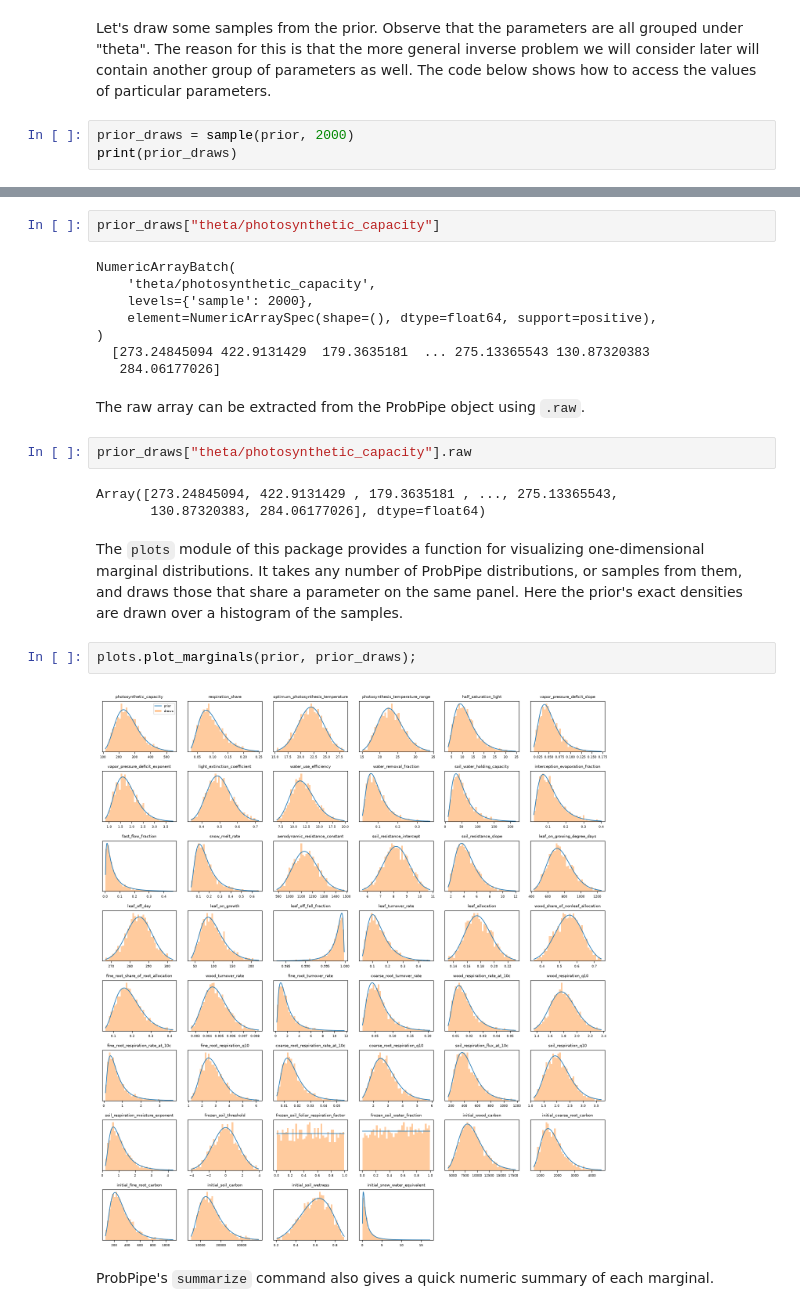
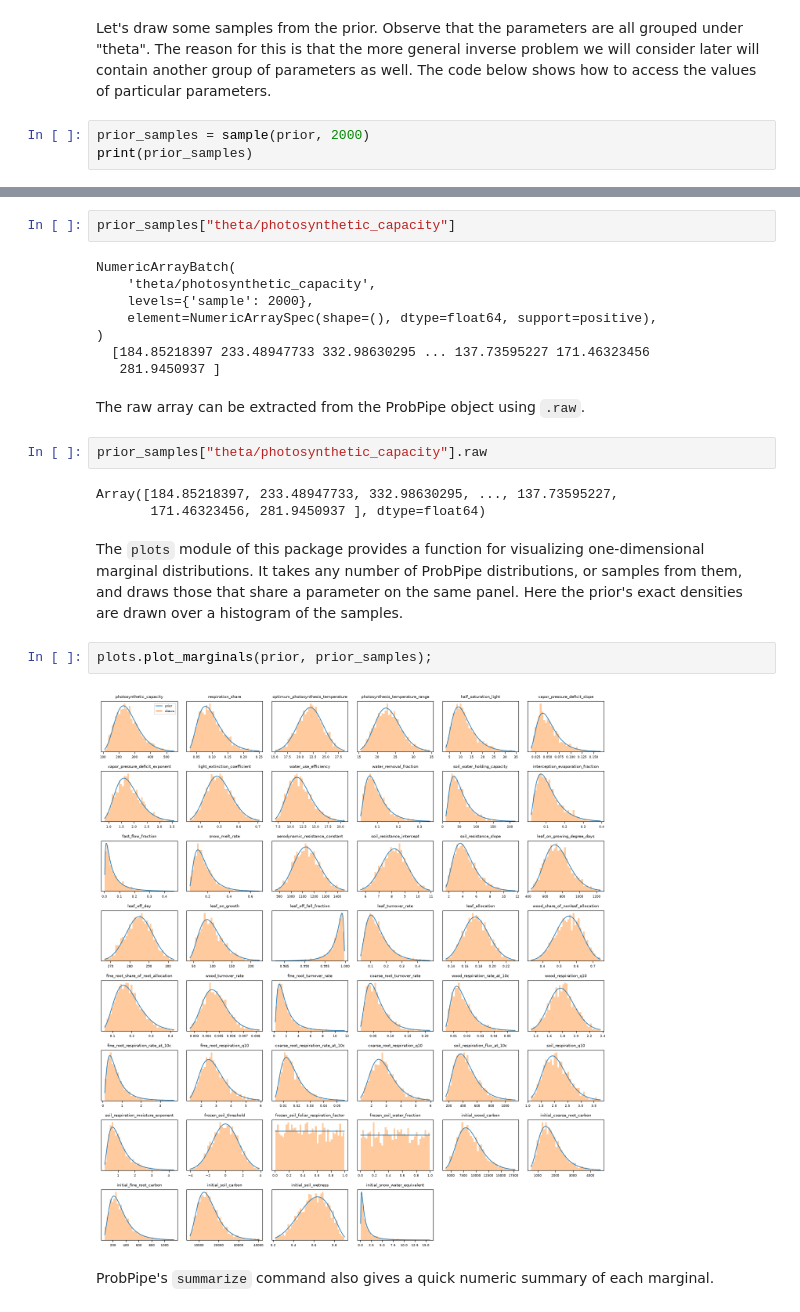
Before and after one commit to arob5/lsm-active-subspace, a Jupyter notebook: notebooks/main_inverse_problem.ipynb, the cells around one changed output, grey strips where cells are left out. Drawn from its saved outputs; the diff is of its cells as text.

```diff
--- a/notebooks/main_inverse_problem.ipynb
+++ b/notebooks/main_inverse_problem.ipynb
@@ -392,6 +394,6 @@ The reason for this is that the more general inverse problem we will consider la
 another group of parameters as well. The code below shows how to access the values of particular
 parameters.
 # %%
-prior_draws = sample(prior, 2000)
-print(prior_draws)
+prior_samples = sample(prior, 2000)
+print(prior_samples)
 # %% [output]
@@ -415,29 +417,29 @@ theta/initial_snow_water_equivalent           [0.69171757 0.44549802
 # %%
-prior_draws["theta/photosynthetic_capacity"]
+prior_samples["theta/photosynthetic_capacity"]
 # %% [output]
 NumericArrayBatch(
     'theta/photosynthetic_capacity',
     levels={'sample': 2000},
     element=NumericArraySpec(shape=(), dtype=float64, support=positive),
 )
-  [273.24845094 422.9131429  179.3635181  ... 275.13365543 130.87320383
-   284.06177026]
+  [184.85218397 233.48947733 332.98630295 ... 137.73595227 171.46323456
+   281.9450937 ]
 # %% [markdown]
 The raw array can be extracted from the ProbPipe object using `.raw`.
 # %%
-prior_draws["theta/photosynthetic_capacity"].raw
+prior_samples["theta/photosynthetic_capacity"].raw
 # %% [output]
-Array([273.24845094, 422.9131429 , 179.3635181 , ..., 275.13365543,
-       130.87320383, 284.06177026], dtype=float64)
+Array([184.85218397, 233.48947733, 332.98630295, ..., 137.73595227,
+       171.46323456, 281.9450937 ], dtype=float64)
 # %% [markdown]
 The `plots` module of this package provides a function for visualizing one-dimensional marginal
 distributions. It takes any number of ProbPipe distributions, or samples from them, and draws
 those that share a parameter on the same panel. Here the prior's exact densities are drawn over a
 histogram of the samples.
 # %%
-plots.plot_marginals(prior, prior_draws);
+plots.plot_marginals(prior, prior_samples);
 # %% [output]
-[figure, old version]
+[figure, new version]
 # %% [markdown]
 ProbPipe's `summarize` command also gives a quick numeric summary of each marginal.
 # %%
```
Also changed, not shown: parts of 21 cells of this notebook, 1 other file.
